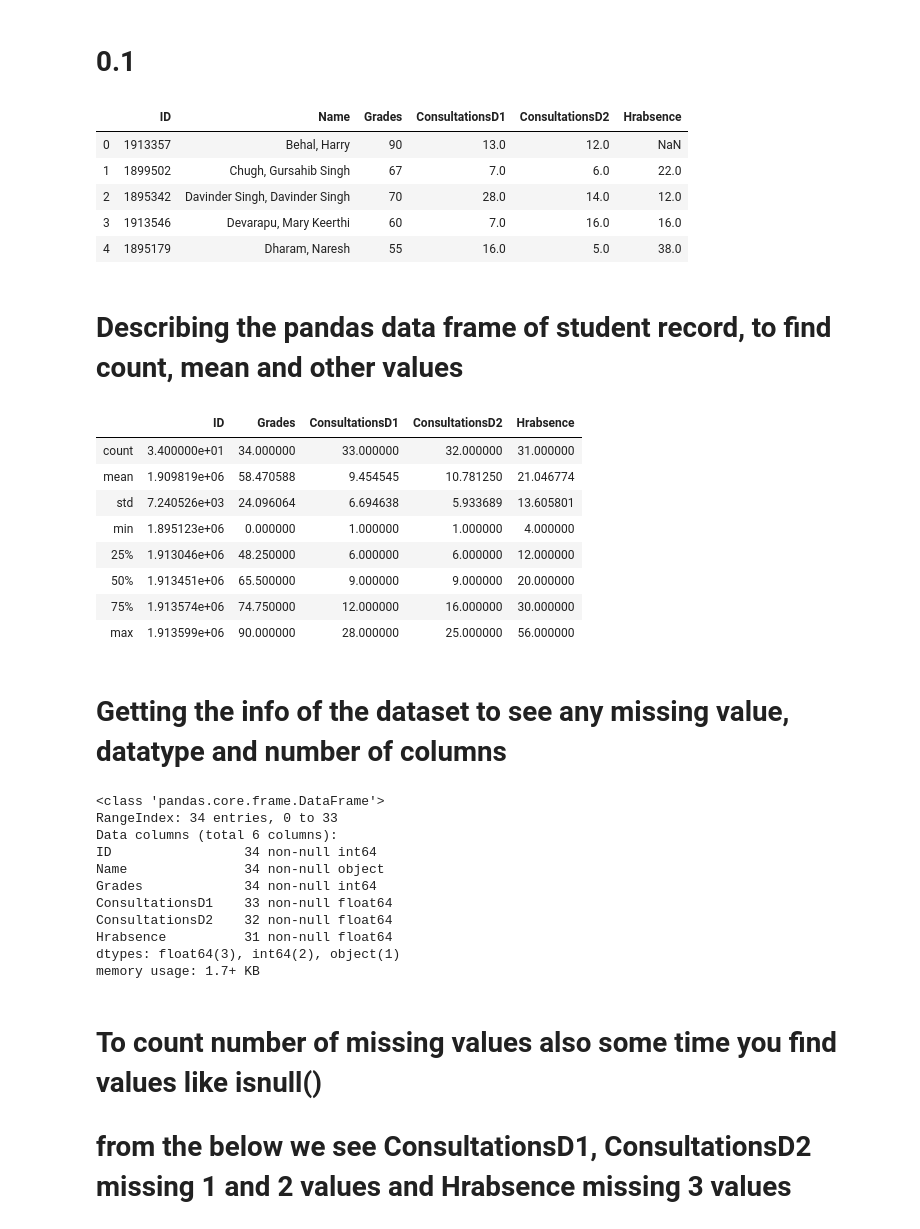
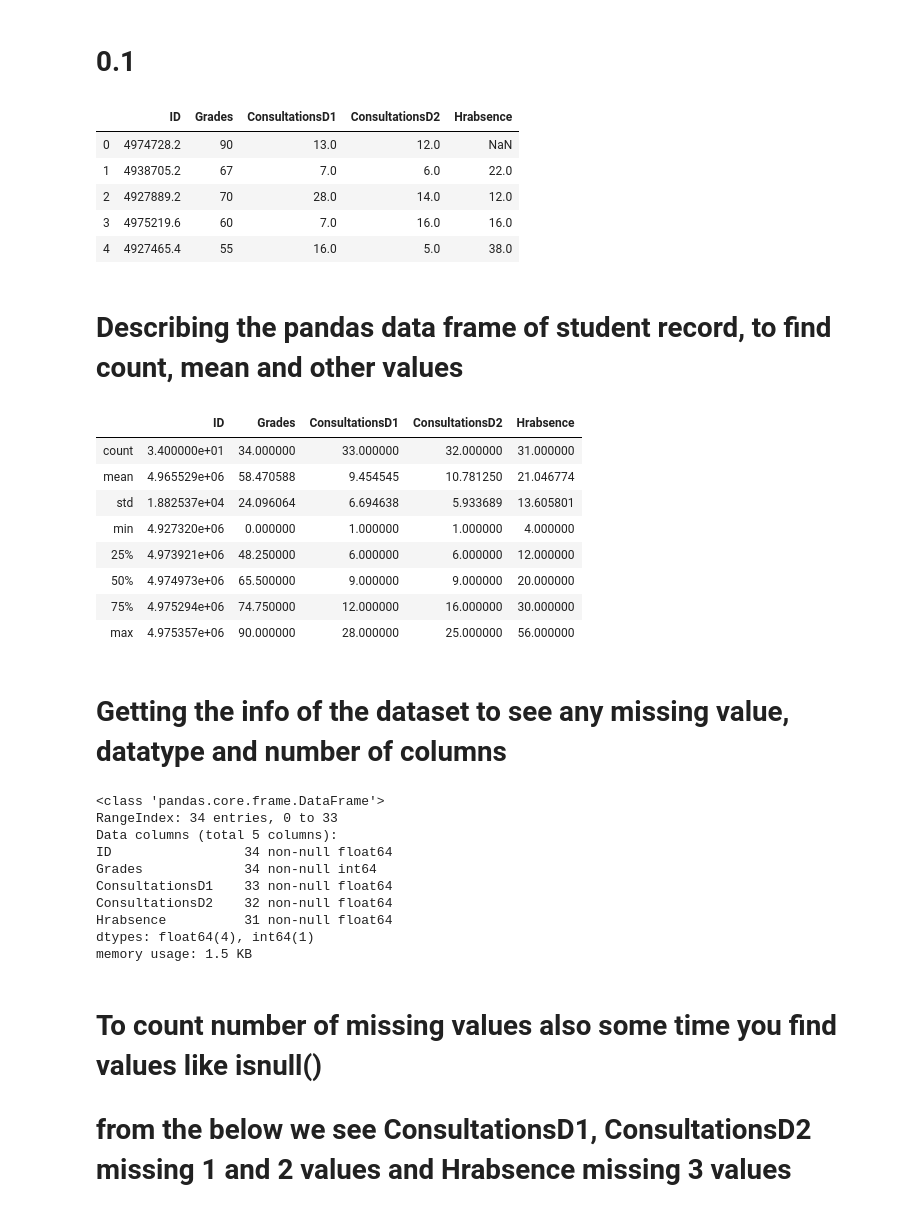
Before and after one commit to bayyaraghu/Usecase, a Jupyter notebook: Untitled.ipynb, the cells around one changed output. Saved outputs shown, nothing was run; the diff lists cells and outputs as text; code cells hidden in the pictures.

Commit message:
record update

```diff
--- a/Untitled.ipynb
+++ b/Untitled.ipynb
@@ -4,16 +4,17 @@
 # Student data load
 import pandas as pd
 # %%
-record = pd.read_csv('studentgrade.csv')
-
+stdrecord = pd.read_csv('studentgrade.csv')
+stdrecord['ID'] = stdrecord['ID'] * 2.6
+record = stdrecord.drop(['Name'], axis='columns')
 record.head()
 # %% [output]
-|  | ID | Name | Grades | ConsultationsD1 | ConsultationsD2 | Hrabsence |
-| 0 | 1913357 | Behal, Harry | 90 | 13.0 | 12.0 | NaN |
-| 1 | 1899502 | Chugh, Gursahib Singh | 67 | 7.0 | 6.0 | 22.0 |
-| 2 | 1895342 | Davinder Singh, Davinder Singh | 70 | 28.0 | 14.0 | 12.0 |
-| 3 | 1913546 | Devarapu, Mary Keerthi | 60 | 7.0 | 16.0 | 16.0 |
-| 4 | 1895179 | Dharam, Naresh | 55 | 16.0 | 5.0 | 38.0 |
+|  | ID | Grades | ConsultationsD1 | ConsultationsD2 | Hrabsence |
+| 0 | 4974728.2 | 90 | 13.0 | 12.0 | NaN |
+| 1 | 4938705.2 | 67 | 7.0 | 6.0 | 22.0 |
+| 2 | 4927889.2 | 70 | 28.0 | 14.0 | 12.0 |
+| 3 | 4975219.6 | 60 | 7.0 | 16.0 | 16.0 |
+| 4 | 4927465.4 | 55 | 16.0 | 5.0 | 38.0 |
 # %% [markdown]
 # Describing the pandas data frame of student record, to find count, mean and other values
 # %%
@@ -21,13 +22,13 @@ record.describe()
 # %% [output]
 |  | ID | Grades | ConsultationsD1 | ConsultationsD2 | Hrabsence |
 | count | 3.400000e+01 | 34.000000 | 33.000000 | 32.000000 | 31.000000 |
-| mean | 1.909819e+06 | 58.470588 | 9.454545 | 10.781250 | 21.046774 |
-| std | 7.240526e+03 | 24.096064 | 6.694638 | 5.933689 | 13.605801 |
-| min | 1.895123e+06 | 0.000000 | 1.000000 | 1.000000 | 4.000000 |
-| 25% | 1.913046e+06 | 48.250000 | 6.000000 | 6.000000 | 12.000000 |
-| 50% | 1.913451e+06 | 65.500000 | 9.000000 | 9.000000 | 20.000000 |
-| 75% | 1.913574e+06 | 74.750000 | 12.000000 | 16.000000 | 30.000000 |
-| max | 1.913599e+06 | 90.000000 | 28.000000 | 25.000000 | 56.000000 |
+| mean | 4.965529e+06 | 58.470588 | 9.454545 | 10.781250 | 21.046774 |
+| std | 1.882537e+04 | 24.096064 | 6.694638 | 5.933689 | 13.605801 |
+| min | 4.927320e+06 | 0.000000 | 1.000000 | 1.000000 | 4.000000 |
+| 25% | 4.973921e+06 | 48.250000 | 6.000000 | 6.000000 | 12.000000 |
+| 50% | 4.974973e+06 | 65.500000 | 9.000000 | 9.000000 | 20.000000 |
+| 75% | 4.975294e+06 | 74.750000 | 12.000000 | 16.000000 | 30.000000 |
+| max | 4.975357e+06 | 90.000000 | 28.000000 | 25.000000 | 56.000000 |
 # %% [markdown]
 # Getting the info of the dataset to see any missing value, datatype and number of columns
 # %%
@@ -35,15 +36,14 @@ record.info()
 # %% [output]
 <class 'pandas.core.frame.DataFrame'>
 RangeIndex: 34 entries, 0 to 33
-Data columns (total 6 columns):
-ID                 34 non-null int64
-Name               34 non-null object
+Data columns (total 5 columns):
+ID                 34 non-null float64
 Grades             34 non-null int64
 ConsultationsD1    33 non-null float64
 ConsultationsD2    32 non-null float64
 Hrabsence          31 non-null float64
-dtypes: float64(3), int64(2), object(1)
-memory usage: 1.7+ KB
+dtypes: float64(4), int64(1)
+memory usage: 1.5 KB
 # %% [markdown]
 # To count number of missing values also some time you find values like isnull()
 # from the below we see ConsultationsD1, ConsultationsD2 missing 1 and 2 values and Hrabsence missing 3 values
```
Also changed, not shown: parts of 19 cells of this notebook, 1 other file.
